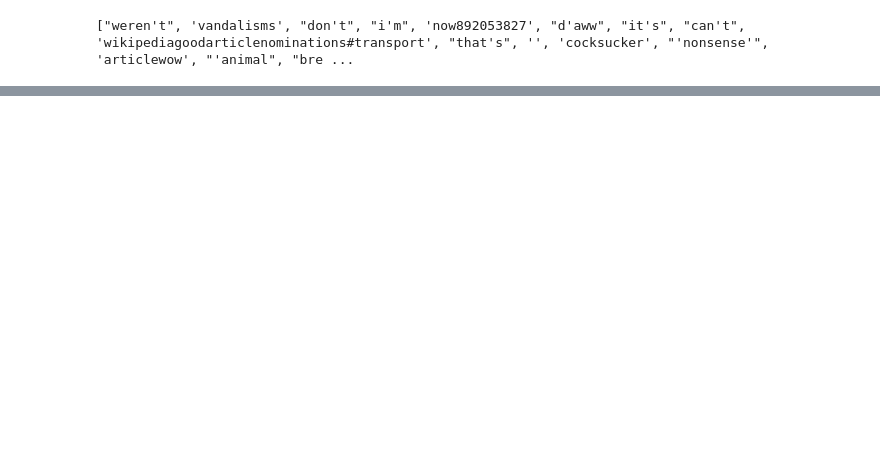
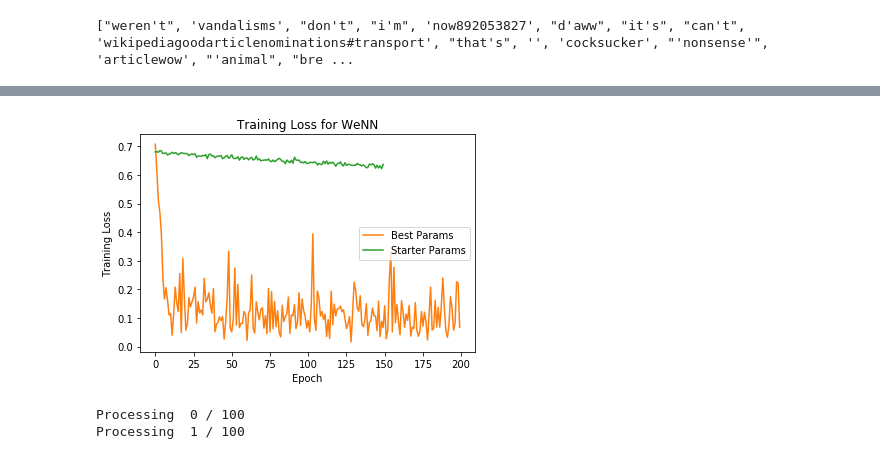
Before and after one commit to taichouhb/ToxicDetector, a Jupyter notebook: Word Embedding.ipynb, the cells around one changed output, grey strips where cells are left out. Cells and saved outputs as stored; diff of their text form; code cells hidden in the pictures; blank space fills up the shorter version.

Commit message:
Adding images used, and WE changes

```diff
--- a/Word Embedding.ipynb
+++ b/Word Embedding.ipynb
@@ -110,0 +267,2 @@ Method 3: Training from scratch
+# %%
+s = full.train(train)
@@ -110,0 +298,12 @@ Method 3: Training from scratch
+# %%
+def adamM(params, lr):
+    return torch.optim.Adam(params, lr=lr)
+
+def RMSpropM(params, lr):
+    return torch.optim.RMSprop(params, lr=lr)
+
+def sgdM(params, lr):
+    return torch.optim.SGD(params, lr=lr)
+# %%
+W, missing = load_embeddings('glove.6B.50d.txt', vocab, idx_to_w)
+W = torch.from_numpy(W)
@@ -110,0 +398,31 @@ Method 3: Training from scratch
+# %%
+#Best params: (200, 32, 0.001, 128, 0), Score:  0.92170122935758714
+bestTrainer = Trainer(W, vocab, adamM, epochs=200, batchSize=32, hidden_dim=128, lr=1e-3, useGpu=True)
+bestLoss = bestTrainer.train(train)
+# %%
+m1 = (200, 32, 0.001, 128, 0)
+import matplotlib.pyplot as plt
+
+plt.plot(range(len(bestLoss)), bestLoss, 'C1', label='Best Params')
+plt.plot(range(len(s)), s, 'C2', label='Starter Params')
+
+
+plt.xlabel('Epoch')
+plt.ylabel('Training Loss')
+plt.title('Training Loss for WeNN')
+plt.legend()
+
+plt.show()
+# %% [output]
+[figure, added]
+# %%
+results = bestTrainer.test(test)
+file = open('best_we_testLabels.txt', 'w')
+file.write('id,toxic,severe_toxic,obscene,threat,insult,identity_hate\n')
+for i in range(len(result)):
+    file.write(str(test.values[i][0]) + "," +",".join(str(x) for x in result[i].tolist()))
+    file.write("\n")
+file.close()
+# %% [output]
+Processing  0 / 100
+Processing  1 / 100
```
Also changed, not shown: parts of 22 cells of this notebook, 8 other files.
